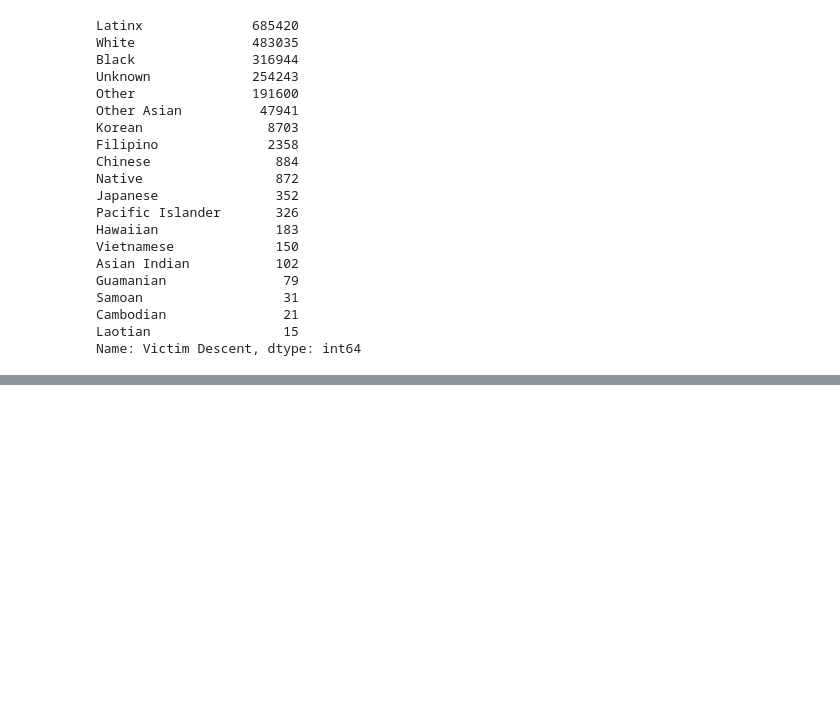
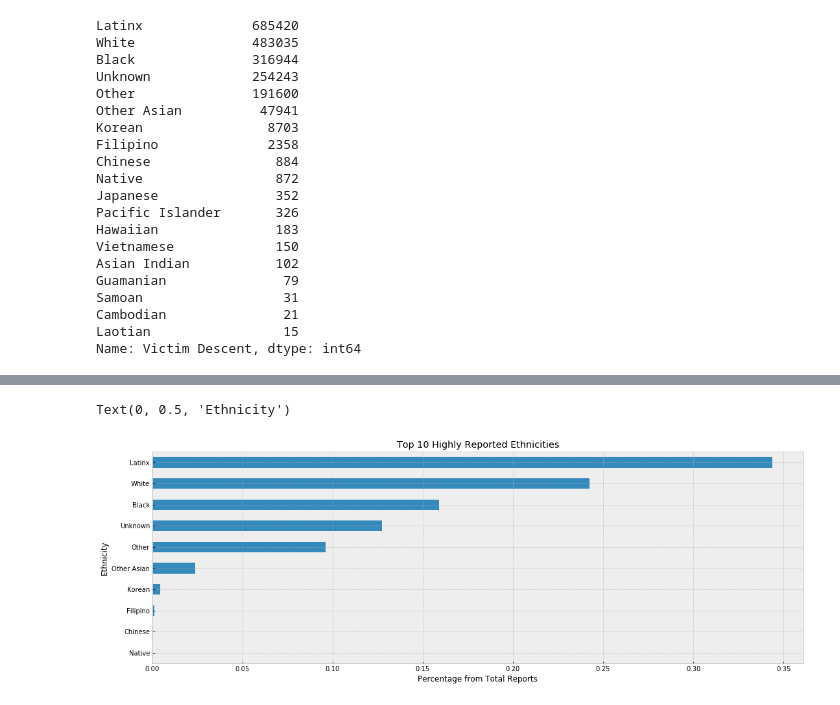
Before and after one commit to sidneykung/LA_crime_forecasting, a Jupyter notebook: eda_sidney.ipynb, the cells around one changed output, grey strips where cells are left out. Saved outputs shown, nothing was run; the diff lists cells and outputs as text; code cells hidden in the pictures; blank space fills up the shorter version.

```diff
--- a/eda_sidney.ipynb
+++ b/eda_sidney.ipynb
@@ -112 +124,13 @@ Text(0, 0.5, 'Number of Crimes')
+# %%
+fig, ax = plt.subplots(figsize=(18, 6))
+
+clean_df['Victim Descent'].value_counts(normalize=True)[:10].sort_values(ascending=True).plot(kind='barh')
+plt.title('Top 10 Highly Reported Ethnicities')
+plt.xlabel('Percentage from Total Reports')
+plt.ylabel('Ethnicity')
+
+# plt.savefig('visualizations/orig_time_data.png', bbox_inches = "tight", pad_inches=.5)
+# %% [output]
+Text(0, 0.5, 'Ethnicity')
+[figure, added]
 # %%
```
Also changed, not shown: parts of 30 cells of this notebook, 3 other files.
